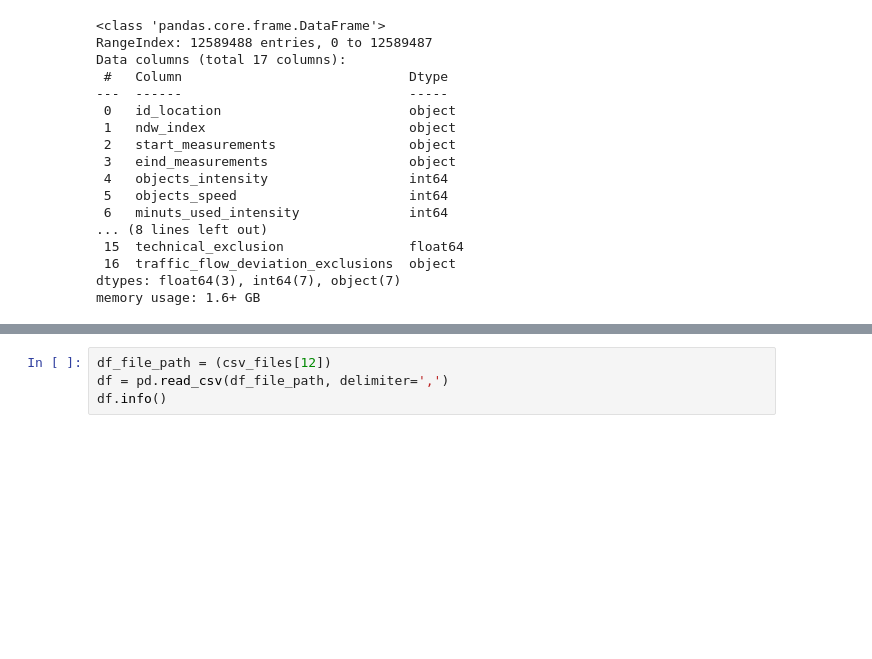
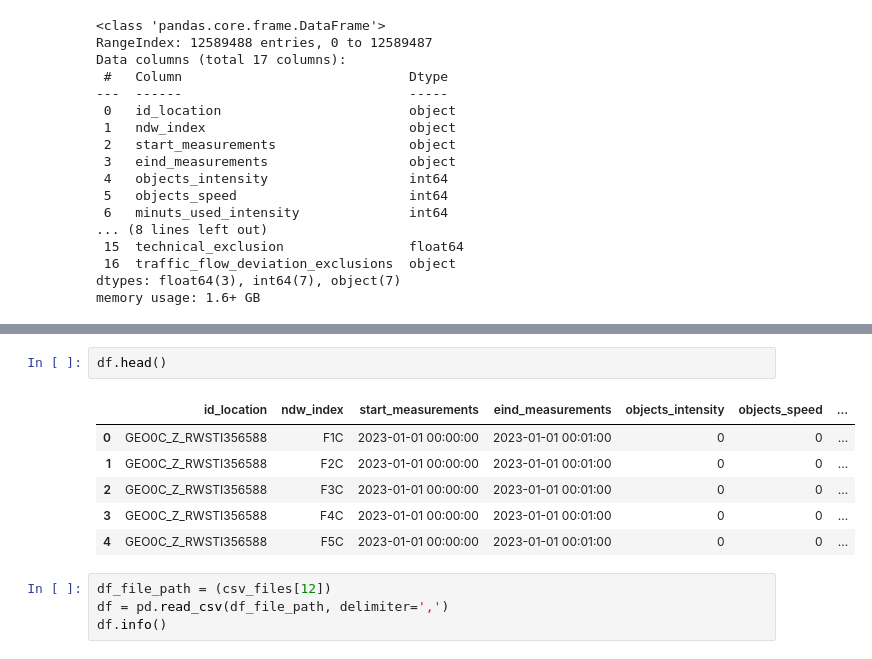
Before and after one commit to NikolaySirenko/datafest2024, a Jupyter notebook: code/preprocessing.ipynb, the cells around one changed output, grey strips where cells are left out. Cells and saved outputs as stored; diff of their text form; blank space fills up the shorter version.

```diff
--- a/code/preprocessing.ipynb
+++ b/code/preprocessing.ipynb
@@ -469,3 +582,12 @@ memory usage: 1.6+ GB
+# %%
+df.head()
+# %% [output]
+|  | id_location | ndw_index | start_measurements | eind_measurements | objects_intensity | objects_speed | ... |
+| 0 | GEO0C_Z_RWSTI356588 | F1C | 2023-01-01 00:00:00 | 2023-01-01 00:01:00 | 0 | 0 | ... |
+| 1 | GEO0C_Z_RWSTI356588 | F2C | 2023-01-01 00:00:00 | 2023-01-01 00:01:00 | 0 | 0 | ... |
+| 2 | GEO0C_Z_RWSTI356588 | F3C | 2023-01-01 00:00:00 | 2023-01-01 00:01:00 | 0 | 0 | ... |
+| 3 | GEO0C_Z_RWSTI356588 | F4C | 2023-01-01 00:00:00 | 2023-01-01 00:01:00 | 0 | 0 | ... |
+| 4 | GEO0C_Z_RWSTI356588 | F5C | 2023-01-01 00:00:00 | 2023-01-01 00:01:00 | 0 | 0 | ... |
 # %%
 df_file_path = (csv_files[12])
 df = pd.read_csv(df_file_path, delimiter=',')
```
Also changed, not shown: parts of 7 cells of this notebook, 3 other files.
